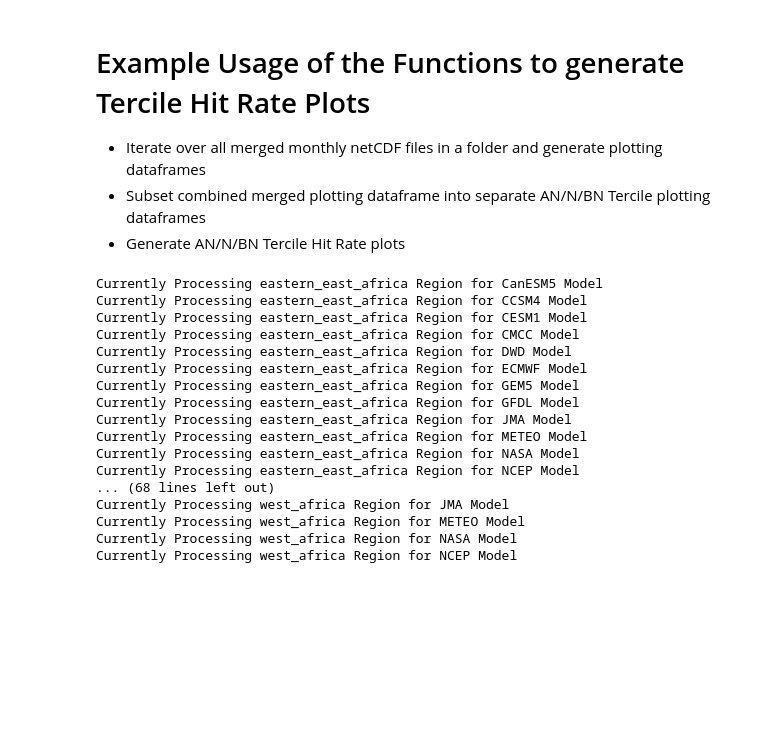
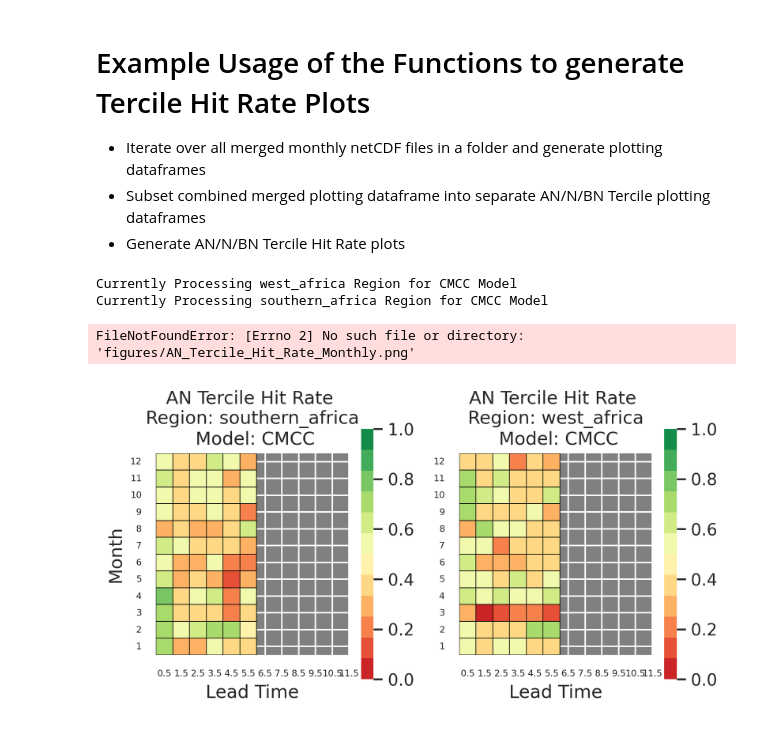
Before and after one commit to yatli24/CHC, a Jupyter notebook: Jupyter notebooks/heatmaps/Tercile_HitRate_Monthly_Script.ipynb, the cells around one changed output. Cells and saved outputs as stored; diff of their text form; code cells hidden in the pictures; blank space fills up the shorter version.

```diff
--- a/Jupyter notebooks/heatmaps/Tercile_HitRate_Monthly_Script.ipynb
+++ b/Jupyter notebooks/heatmaps/Tercile_HitRate_Monthly_Script.ipynb
@@ -18,10 +27,23 @@ plt.rcParams['figure.dpi'] = 300
+# %%
+'''Set file paths
+
+Ensure that there are slashes at the end of the path, representing folders
+'''
+# define paths, set to your paths
+merged_monthly_folder_path = 'data/netCDF/monthly'
+figures_path = 'figures/'
+
+# normalize paths
+merged_monthly_folder_path = os.path.normpath(merged_monthly_folder_path)
+figures_path = os.path.normpath(figures_path)
 # %% [markdown]
 # Functions for data pre-processing
 
 Code cell below defines helper functions for pre-processing the monthly merged netCDF data into a dataframe for the Tercile Hit Rate plots
 # %%
 def get_tercile_cutoffs(df):
-    '''Helper function that takes a dataframe and returns the tercile cutoffs for each column'''
+    '''Helper function that takes a dataframe and returns the tercile cutoffs for each column
+    '''
     return df.quantile([0.33, 0.66])
 
 def assign_tercile_category(value, lower_cutoff, upper_cutoff):
@@ -165,16 +187,14 @@ def compute_tercile_monthly_df(merged_file_path_nc):
 - Subset combined merged plotting dataframe into separate AN/N/BN Tercile plotting dataframes
 - Generate AN/N/BN Tercile Hit Rate plots
 # %%
-'''Generate plotting dataframes using all merged monthly netCDF files'''
+'''Generate plotting dataframes using all merged monthly netCDF files
+'''
 
 # Initialize an empty dictionary to store DataFrames
 dfs_dict = {}
 
-# Define the monthly merged netCDF directory path
-dir_path = 'data/netCDF/'
-
-# Get list of all full file paths
-list_of_paths = [os.path.join(dir_path, f) for f in os.listdir(dir_path)]
+# Get list of all full file paths (from merged_monthly_folder path at top)
+list_of_paths = [os.path.join(merged_monthly_folder_path, f) for f in os.listdir(merged_monthly_folder_path)]
 
 # Loop over all files
 for fpath in list_of_paths:
@@ -190,21 +210,6 @@ final_df = pd.concat(dfs_dict.values(), ignore_index=True)
 # now, 'final_df' contains tercile hit rate information for all the regions
 # and models that were in the monthly merged netCDF directory
 # %% [output]
-Currently Processing eastern_east_africa Region for CanESM5 Model
-Currently Processing eastern_east_africa Region for CCSM4 Model
-Currently Processing eastern_east_africa Region for CESM1 Model
-Currently Processing eastern_east_africa Region for CMCC Model
-Currently Processing eastern_east_africa Region for DWD Model
-Currently Processing eastern_east_africa Region for ECMWF Model
-Currently Processing eastern_east_africa Region for GEM5 Model
-Currently Processing eastern_east_africa Region for GFDL Model
-Currently Processing eastern_east_africa Region for JMA Model
-Currently Processing eastern_east_africa Region for METEO Model
-Currently Processing eastern_east_africa Region for NASA Model
-Currently Processing eastern_east_africa Region for NCEP Model
-... (68 lines left out)
-Currently Processing west_africa Region for JMA Model
-Currently Processing west_africa Region for METEO Model
-Currently Processing west_africa Region for NASA Model
-Currently Processing west_africa Region for NCEP Model
+Currently Processing west_africa Region for CMCC Model
+Currently Processing southern_africa Region for CMCC Model
 # %%
@@ -251,20 +257,25 @@ def draw_heatmap(*args, **kwargs):
 # %%
-'''Plot AN Tercile Hit Rate for all models and all regions'''
+'''Plot AN Tercile Hit Rate for all models and all regions
+'''
 
 # Set large facetGrid, where columns is region and rows are models
 fg = sns.FacetGrid(AN_tercile_df, col='region', row='model', sharex=False, sharey=False)
 
 # call helper function to draw heatmap onto the facet grid
 fg.map_dataframe(draw_heatmap, 'lead_time', 'month', 'agreement', square = True)
 
 # set main and axis titles
 fg.set_titles('AN Tercile Hit Rate \n Region: {col_name} \n Model: {row_name}')
 fg.set_ylabels("Month")
 fg.set_xlabels("Lead Time")
 
 # save figure
-plt.savefig('figures/Model_Monthly_Metrics/Tercile_Hit_Rate_Monthly/AN_Tercile_Hit_Rate_Monthly.png')
+save_path = os.path.join(figures_path, 'AN_Tercile_Hit_Rate_Monthly.png')
+plt.savefig(save_path)
 
 # close for efficiency reasons
 plt.close()
+# %% [output]
+FileNotFoundError: [Errno 2] No such file or directory: 'figures/AN_Tercile_Hit_Rate_Monthly.png'
+[figure, added]
 # %%
```
Also changed, not shown: parts of 6 cells of this notebook.
